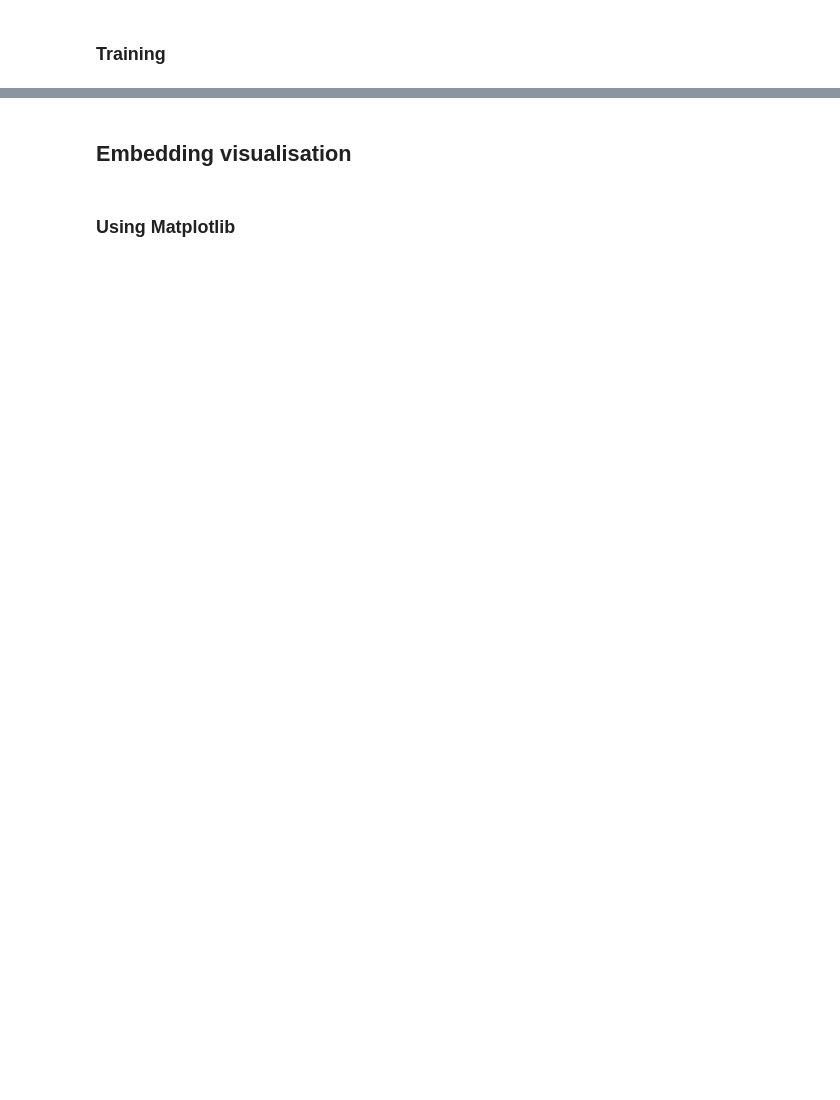
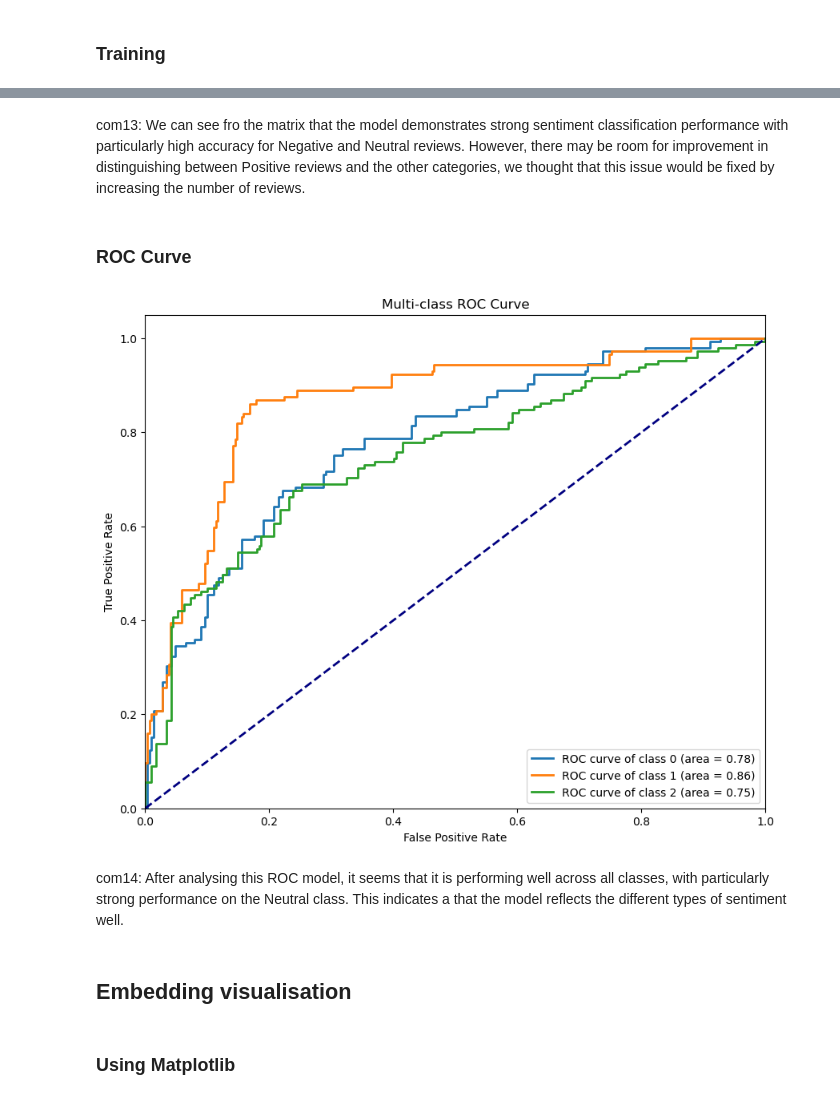
Before and after one commit to Alex-brss/NLP_Data_Exploration_and_Modeling, a Jupyter notebook: analysis.ipynb, the cells around one changed output, grey strips where cells are left out. Saved outputs shown, nothing was run; the diff lists cells and outputs as text; code cells hidden in the pictures; blank space fills up the shorter version.

```diff
--- a/analysis.ipynb
+++ b/analysis.ipynb
@@ -612,3 +527,46 @@ ValueError: multiclass format is not supported
+# %% [markdown]
+com13: We can see fro the matrix that the model demonstrates strong sentiment classification performance with particularly high accuracy for Negative and Neutral reviews. However, there may be room for improvement in distinguishing between Positive reviews and the other categories, we thought that this issue would be fixed by increasing the number of reviews.
+# %% [markdown]
+### ROC Curve
+# %%
+y_train_binarized = label_binarize(y_train, classes=np.unique(y_train))
+y_test_binarized = label_binarize(y_test, classes=np.unique(y_test))
+n_classes = y_train_binarized.shape[1]
+
+# Initialize classifier - using Logistic Regression as an example
+# You can replace this with any classifier of your choice
+classifier = OneVsRestClassifier(LogisticRegression())
+classifier.fit(X_train, y_train_binarized)
+
+# Predict probabilities
+y_score = classifier.predict_proba(X_test)
+
+# Compute ROC curve and ROC area for each class
+fpr = dict()
+tpr = dict()
+roc_auc = dict()
+for i in range(n_classes):
+    fpr[i], tpr[i], _ = roc_curve(y_test_binarized[:, i], y_score[:, i])
+    roc_auc[i] = auc(fpr[i], tpr[i])
+
+# Plotting each individual ROC Curve
+plt.figure(figsize=(10, 8))
+for i in range(n_classes):
+    plt.plot(fpr[i], tpr[i], lw=2,
+             label='ROC curve of class {0} (area = {1:0.2f})'.format(i, roc_auc[i]))
+
+plt.plot([0, 1], [0, 1], color='navy', lw=2, linestyle='--')
+plt.xlim([0.0, 1.0])
+plt.ylim([0.0, 1.05])
+plt.xlabel('False Positive Rate')
+plt.ylabel('True Positive Rate')
+plt.title('Multi-class ROC Curve')
+plt.legend(loc="lower right")
+plt.show()
+# %% [output]
+[figure, added]
+# %% [markdown]
+com14: After analysing this ROC model, it seems that it is performing well across all classes, with particularly strong performance on the Neutral class. This indicates a that the model reflects the different types of sentiment well.
 # %% [markdown]
 ## Embedding visualisation
 # %% [markdown]
```
Also changed, not shown: parts of 16 cells of this notebook, 3 other files.
